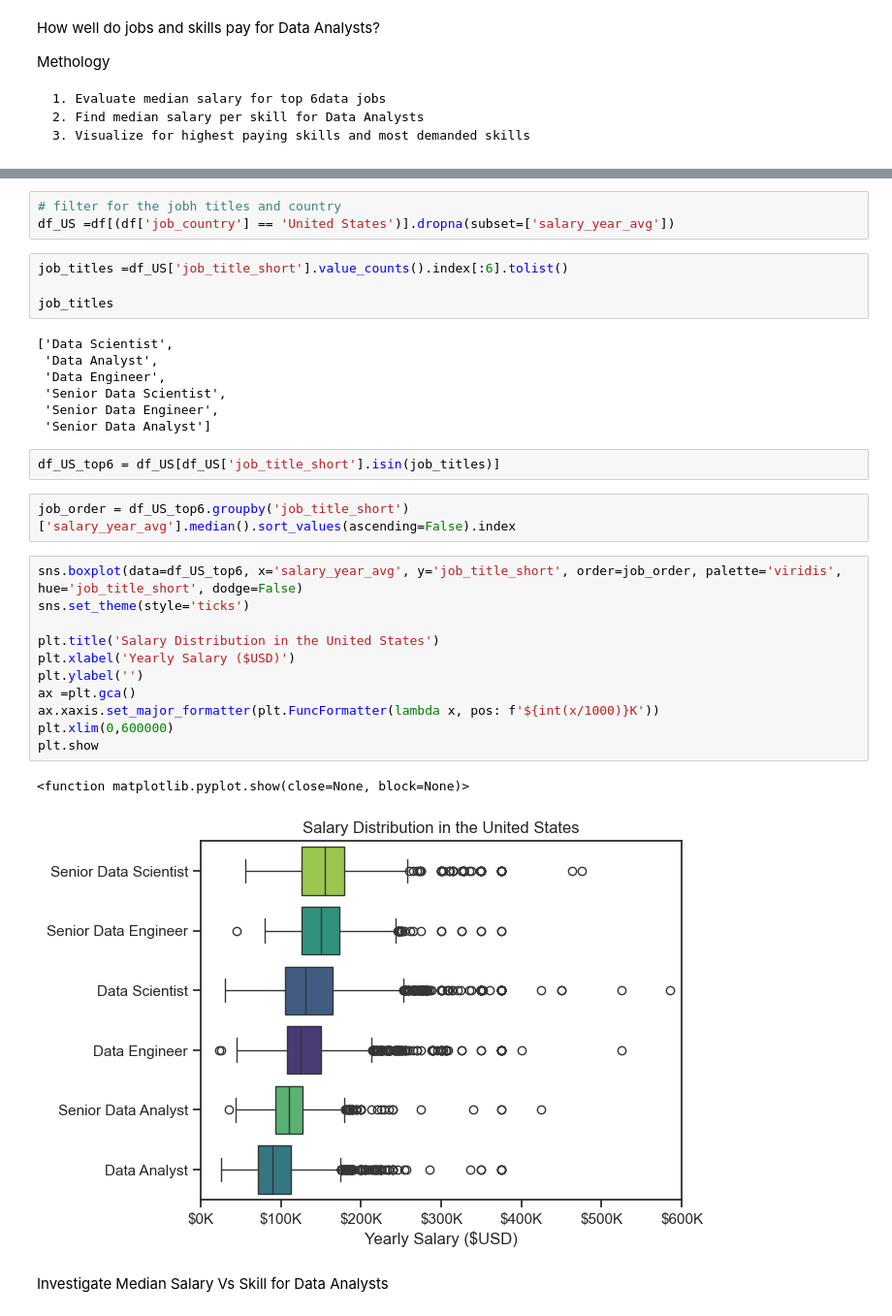
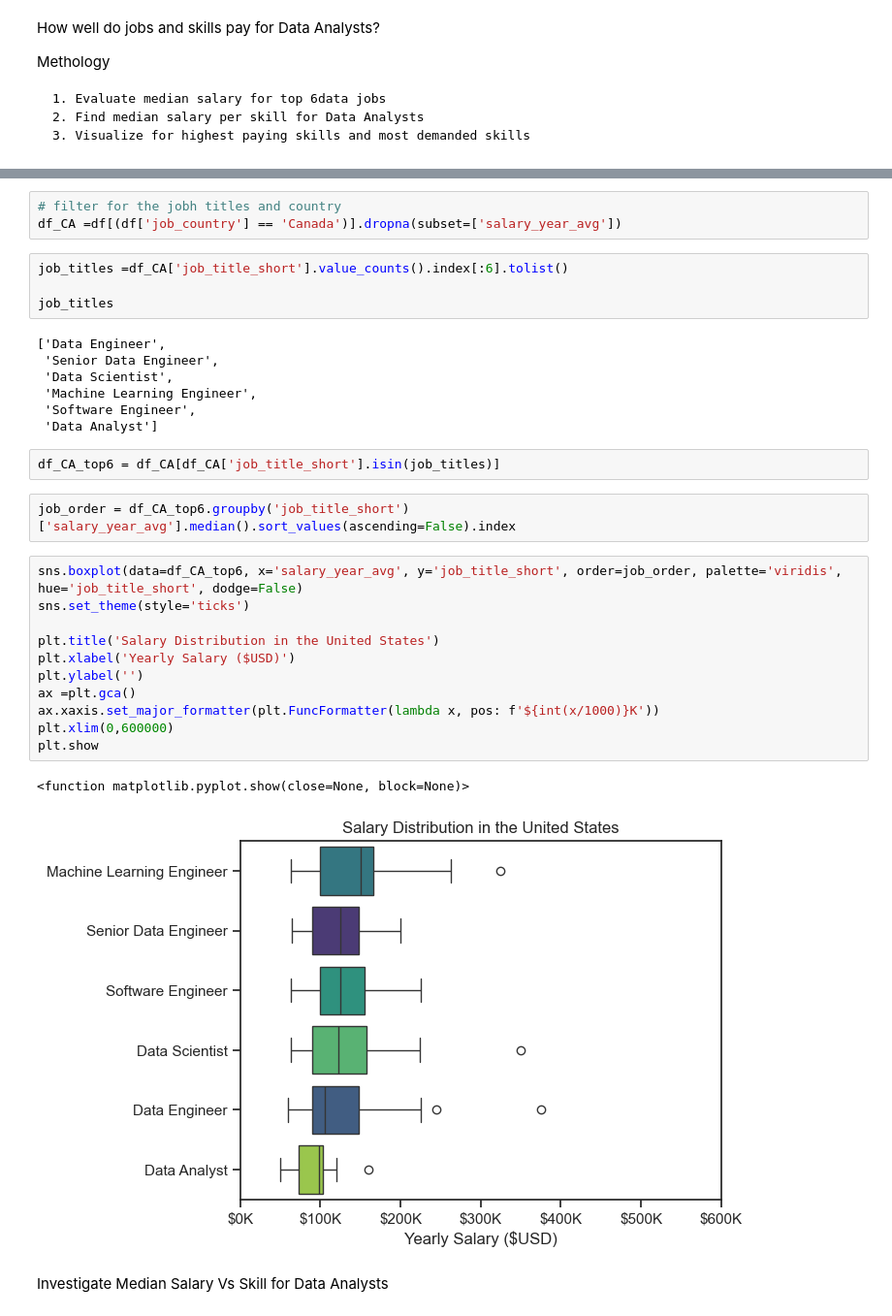
Before and after one commit to Cuishine/Python_Data_Project, a Jupyter notebook: 3_Project/4_Salary_Analysis.ipynb, the cells around one changed output, grey strips where cells are left out. Shown: that part at 97% size. Saved outputs shown, nothing was run; the diff lists cells and outputs as text.

```diff
--- a/3_Project/4_Salary_Analysis.ipynb
+++ b/3_Project/4_Salary_Analysis.ipynb
@@ -24,35 +24,35 @@ df['job_skills'] = df['job_skills'].apply(lambda x: ast.literal_eval(x) if pd.no
 # %%
 # filter for the jobh titles and country
-df_US =df[(df['job_country'] == 'United States')].dropna(subset=['salary_year_avg'])
+df_CA =df[(df['job_country'] == 'Canada')].dropna(subset=['salary_year_avg'])
 # %%
-job_titles =df_US['job_title_short'].value_counts().index[:6].tolist()
+job_titles =df_CA['job_title_short'].value_counts().index[:6].tolist()
 
 job_titles
 # %% [output]
-['Data Scientist',
- 'Data Analyst',
- 'Data Engineer',
- 'Senior Data Scientist',
+['Data Engineer',
  'Senior Data Engineer',
- 'Senior Data Analyst']
+ 'Data Scientist',
+ 'Machine Learning Engineer',
+ 'Software Engineer',
+ 'Data Analyst']
 # %%
-df_US_top6 = df_US[df_US['job_title_short'].isin(job_titles)]
+df_CA_top6 = df_CA[df_CA['job_title_short'].isin(job_titles)]
 # %%
-job_order = df_US_top6.groupby('job_title_short')['salary_year_avg'].median().sort_values(ascending=False).index
+job_order = df_CA_top6.groupby('job_title_short')['salary_year_avg'].median().sort_values(ascending=False).index
 # %%
-sns.boxplot(data=df_US_top6, x='salary_year_avg', y='job_title_short', order=job_order, palette='viridis', hue='job_title_short', dodge=False)
+sns.boxplot(data=df_CA_top6, x='salary_year_avg', y='job_title_short', order=job_order, palette='viridis', hue='job_title_short', dodge=False)
 sns.set_theme(style='ticks')
 
 plt.title('Salary Distribution in the United States')
 plt.xlabel('Yearly Salary ($USD)')
 plt.ylabel('')
 ax =plt.gca()
 ax.xaxis.set_major_formatter(plt.FuncFormatter(lambda x, pos: f'${int(x/1000)}K'))
 plt.xlim(0,600000)
 plt.show
 # %% [output]
 <function matplotlib.pyplot.show(close=None, block=None)>
-[figure, old version]
+[figure, new version]
 # %% [markdown]
 Investigate Median Salary Vs Skill for Data Analysts
 # %%
```
Also changed, not shown: parts of 5 cells of this notebook.
